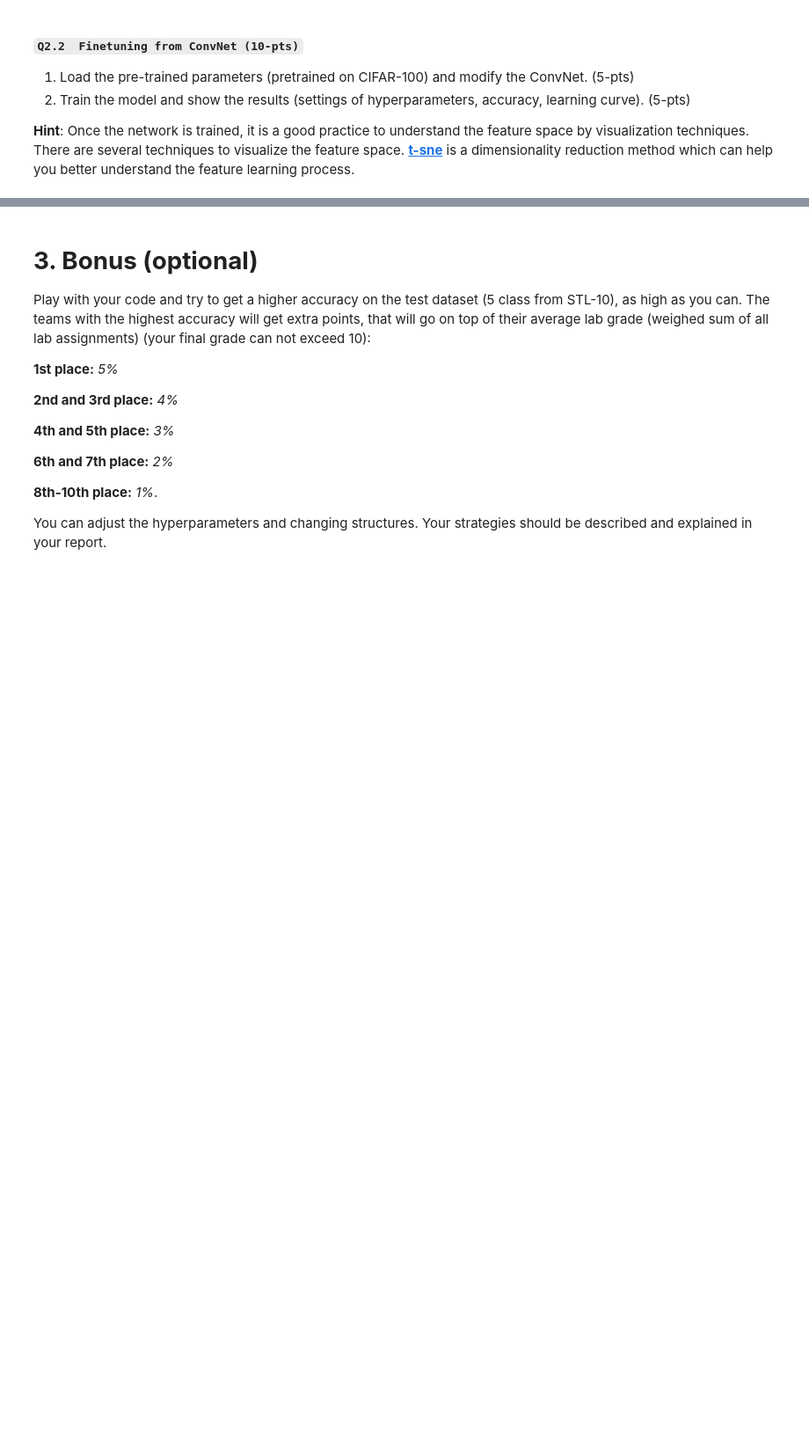
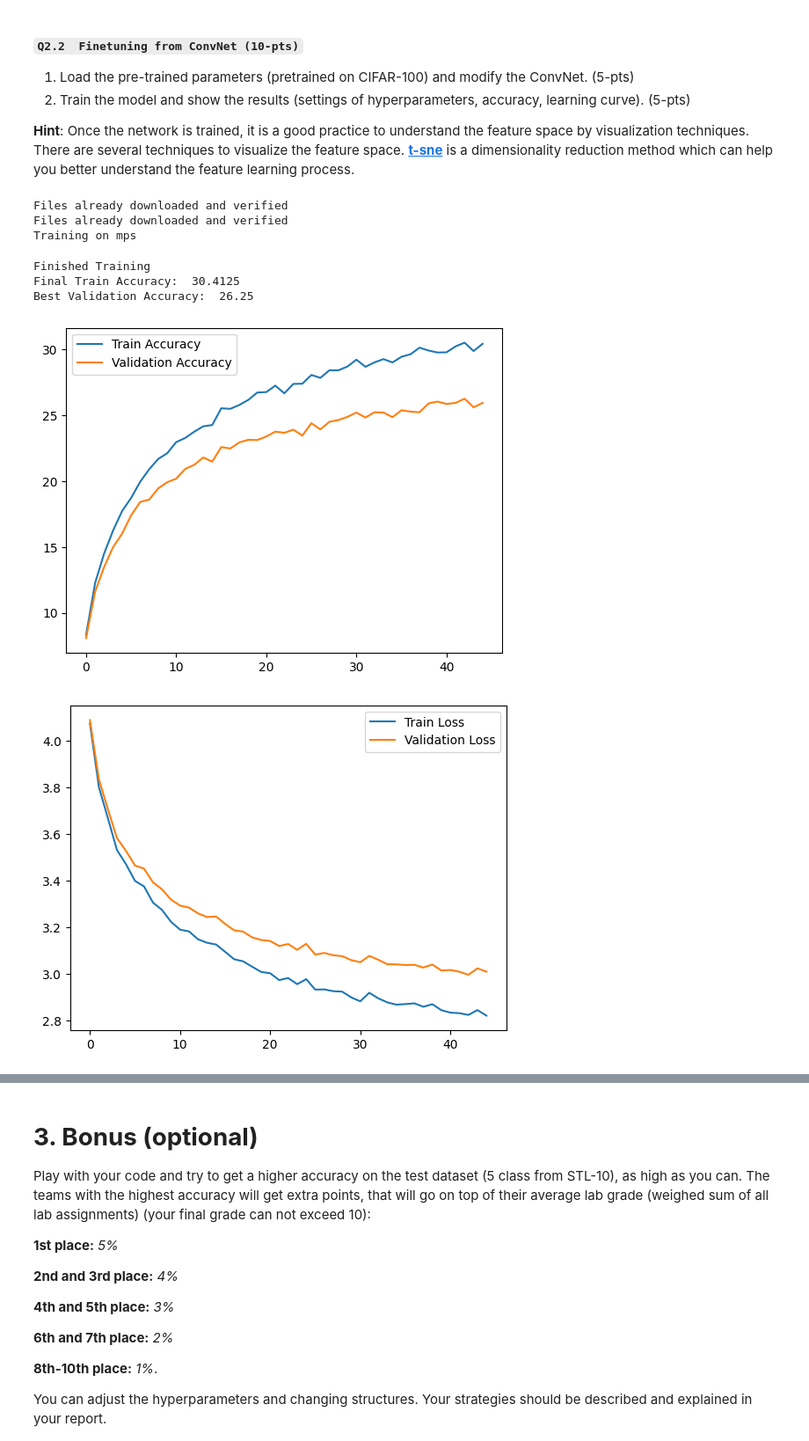
Before and after one commit to dgcnz/uva-cv1-lab5, a Jupyter notebook: notebooks/CV1 Final Lab Pt2.ipynb, the cells around one changed output, grey strips where cells are left out. Shown at 88% size. Saved outputs shown, nothing was run; the diff lists cells and outputs as text; code cells hidden in the pictures; blank space fills up the shorter version.

```diff
--- a/notebooks/CV1 Final Lab Pt2.ipynb
+++ b/notebooks/CV1 Final Lab Pt2.ipynb
@@ -952,3 +901,23 @@ You should load the pre-trained parameters and modify the output layer of pre-tr
 2. Train the model and show the results (settings of hyperparameters, accuracy, learning curve). (5-pts)
 
 **Hint**:  Once the network is trained, it is a good practice to understand the feature space by visualization techniques. There are several techniques to visualize the feature space. [**t-sne**](https://lvdmaaten.github.io/tsne/) is a dimensionality reduction method which can help you better understand the feature learning process.
+# %%
+from src.datasets.cifar100 import CIFAR100_loader
+dataset_transforms = sized_transform(32)
+
+train_data_loader, val_data_loader, test_data_loader = get_dataloaders(CIFAR100_loader, dataset_transforms["train"], dataset_transforms["val"])
+
+net = LeNet5DeepImproved(100)
+
+optimizer = optim.Adam(params=net.parameters(), lr=0.001)
+val_losses_lenet_stl = train(net, optimizer, train_data_loader, val_data_loader, epochs=45)
+evaluations_lenet_stl = evaluate(net, test_data_loader, test_data_loader.dataset.classes)
+# %% [output]
+Files already downloaded and verified
+Files already downloaded and verified
+Training on mps
+Finished Training
+Final Train Accuracy:  30.4125
+Best Validation Accuracy:  26.25
+[figure, added]
+[figure, added]
```
Also changed, not shown: parts of 12 cells of this notebook, 2 other files.
